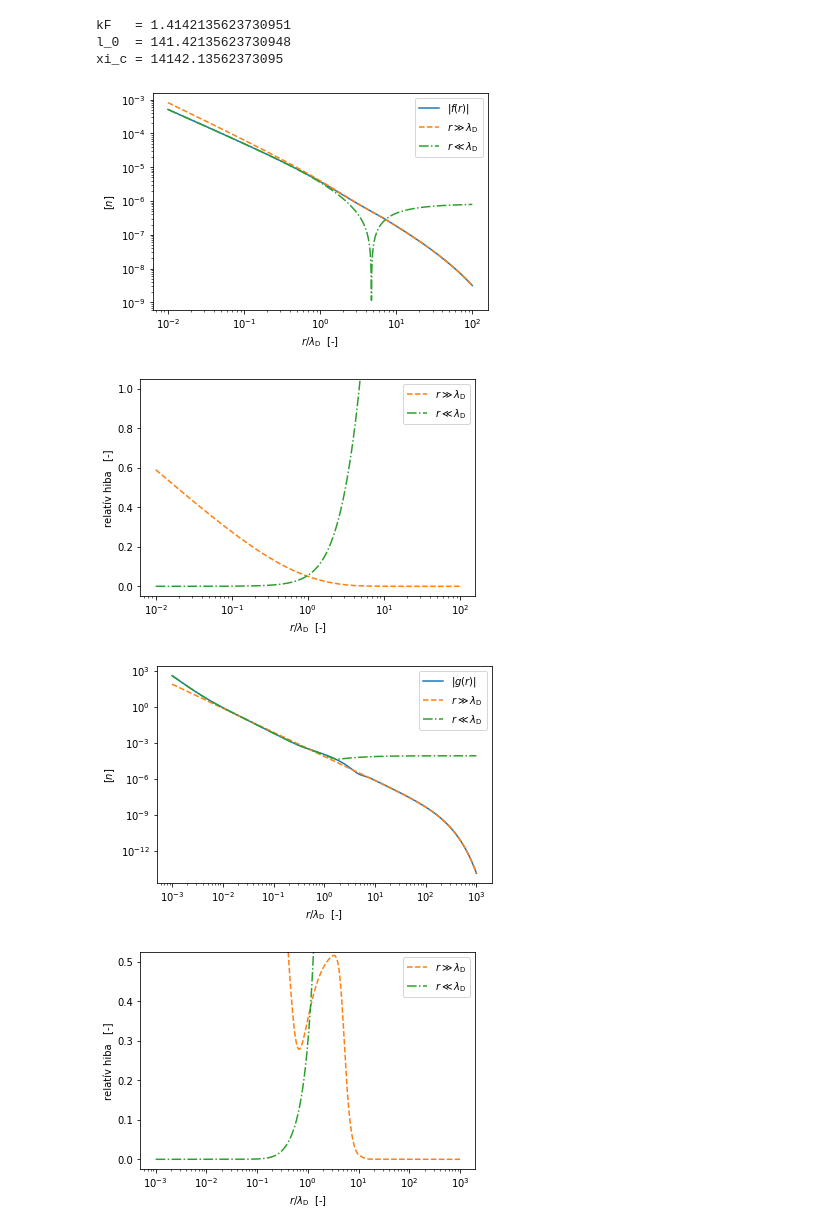
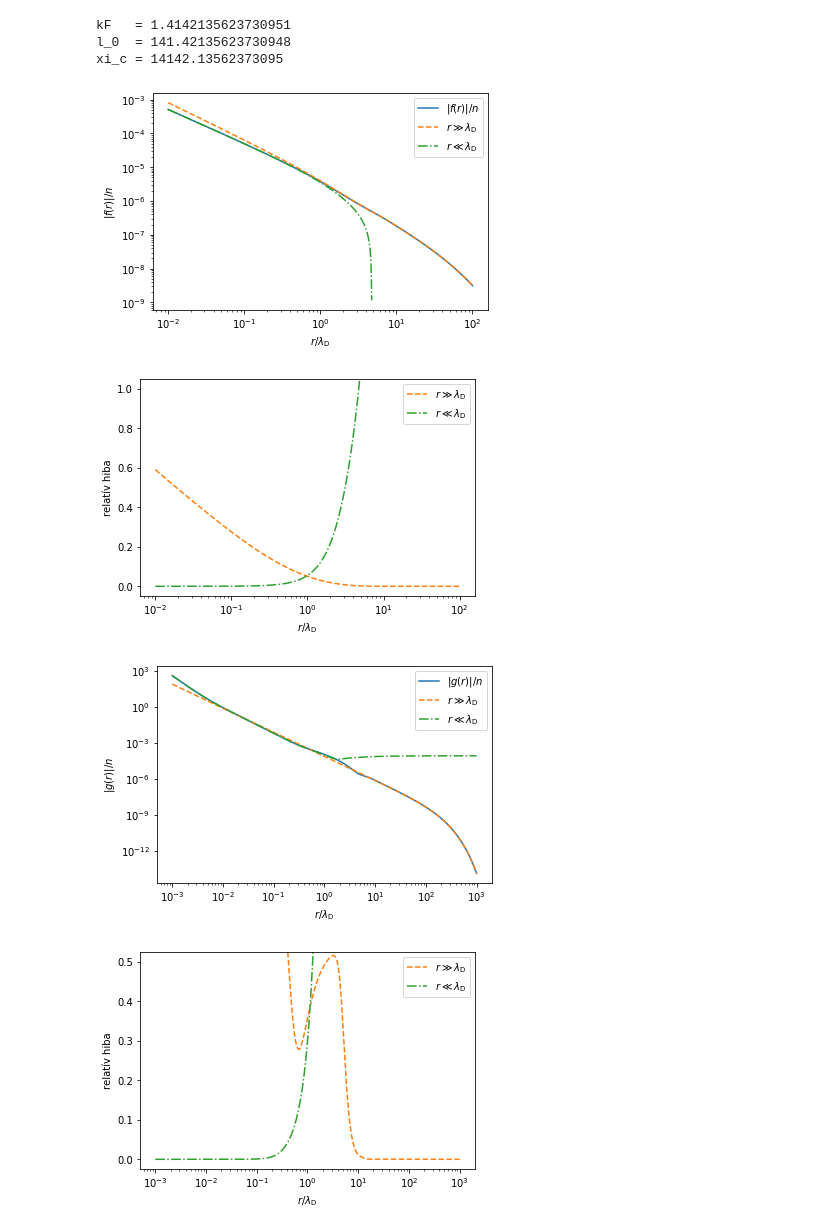
Before and after one commit to Il-Capitano/bsc-thesis, a Jupyter notebook: python/superconducting_state.ipynb, the cells around one changed output. Saved outputs shown, nothing was run; the diff lists cells and outputs as text; code cells hidden in the pictures.

```diff
--- a/python/superconducting_state.ipynb
+++ b/python/superconducting_state.ipynb
@@ -53,30 +53,30 @@ near_field_fs = calc_near_field_fs(rs) / n
 # %%
 rs_norm = rs / l_0
 
 plt.figure(1)
-plt.loglog(rs_norm, np.abs(fs), label='$|f(r)|$')
+plt.loglog(rs_norm, np.abs(fs), label='$|f(r)| / n$')
 plt.plot(rs_norm, np.abs(far_field_fs), '--', label=r'$r \gg \lambda_\mathrm{D}$')
-plt.plot(rs_norm, np.abs(near_field_fs), '-.', label=r'$r \ll \lambda_\mathrm{D}$')
-plt.xlabel(r'$r / \lambda_\mathrm{D}$  [-]')
-plt.ylabel('$[n]$')
+plt.plot(rs_norm[:669], np.abs(near_field_fs)[:669], '-.', label=r'$r \ll \lambda_\mathrm{D}$')
+plt.xlabel(r'$r / \lambda_\mathrm{D}$')
+plt.ylabel(r'$|f(r)| / n$')
 plt.legend()
 
 plt.savefig("../latex/F_sc.pdf", format="pdf", bbox_inches="tight")
 
 plt.figure(2)
 plt.semilogx(rs_norm, np.abs(fs - far_field_fs) / np.abs(fs), '--', label=r'$r \gg \lambda_\mathrm{D}$', color='tab:orange')
 plt.plot(rs_norm, np.abs(fs - near_field_fs) / np.abs(fs), '-.', label=r'$r \ll \lambda_\mathrm{D}$', color='tab:green')
 plt.ylim([-0.05, 1.05])
-plt.xlabel(r'$r / \lambda_\mathrm{D}$  [-]')
-plt.ylabel('relatív hiba   [-]')
+plt.xlabel(r'$r / \lambda_\mathrm{D}$')
+plt.ylabel('relatív hiba')
 plt.legend()
 
 plt.savefig("../latex/F_sc_error.pdf", format="pdf", bbox_inches="tight")
 
 plt.show()
 # %% [output]
-[figure, old version]
+[figure, new version]
-[figure, old version]
+[figure, new version]
 # %%
 def g_integral_body_sc(r_tilde, y):
     return y / np.sqrt(y*y - 1) * np.exp(-r_tilde * y) / ((l_0_tilde * y)**4 + 1)
@@ -126,12 +126,12 @@ normal_gs = calc_g_normal(rs) / n
 rs_norm = rs / l_0
 
 plt.figure(1)
-plt.loglog(rs_norm, np.abs(gs), label='$|g(r)|$')
+plt.loglog(rs_norm, np.abs(gs), label='$|g(r)| / n$')
 plt.plot(rs_norm, np.abs(far_field_gs), '--', label=r'$r \gg \lambda_\mathrm{D}$')
 plt.plot(rs_norm, np.abs(near_field_gs), '-.', label=r'$r \ll \lambda_\mathrm{D}$')
 # plt.plot(rs_norm, np.abs(normal_gs), '-.', label=r'$r \ll \lambda_\mathrm{D}$')
-plt.xlabel(r'$r / \lambda_\mathrm{D}$  [-]')
-plt.ylabel('$[n]$')
+plt.xlabel(r'$r / \lambda_\mathrm{D}$')
+plt.ylabel('$|g(r)| / n$')
 plt.legend()
 
 plt.savefig("../latex/G_sc.pdf", format="pdf", bbox_inches="tight")
@@ -140,16 +140,16 @@ plt.figure(2)
 plt.semilogx(rs_norm, np.abs(gs - far_field_gs) / np.abs(gs), '--', label=r'$r \gg \lambda_\mathrm{D}$', color='tab:orange')
 plt.plot(rs_norm, np.abs(gs - near_field_gs) / np.abs(gs), '-.', label=r'$r \ll \lambda_\mathrm{D}$', color='tab:green')
 plt.ylim([-0.025, 0.525])
-plt.xlabel(r'$r / \lambda_\mathrm{D}$  [-]')
-plt.ylabel('relatív hiba   [-]')
+plt.xlabel(r'$r / \lambda_\mathrm{D}$')
+plt.ylabel('relatív hiba')
 plt.legend()
 
 plt.savefig("../latex/G_sc_error.pdf", format="pdf", bbox_inches="tight")
 
 plt.show()
 # %% [output]
-[figure, old version]
+[figure, new version]
-[figure, old version]
+[figure, new version]
 # %%
 rs = np.exp(np.linspace(np.log(1e-4 * l_0), np.log(10**3.4 * l_0), 1000))
 gs = calc_g(rs) / n
```
Also changed, not shown: parts of 5 cells of this notebook, 12 other files.
